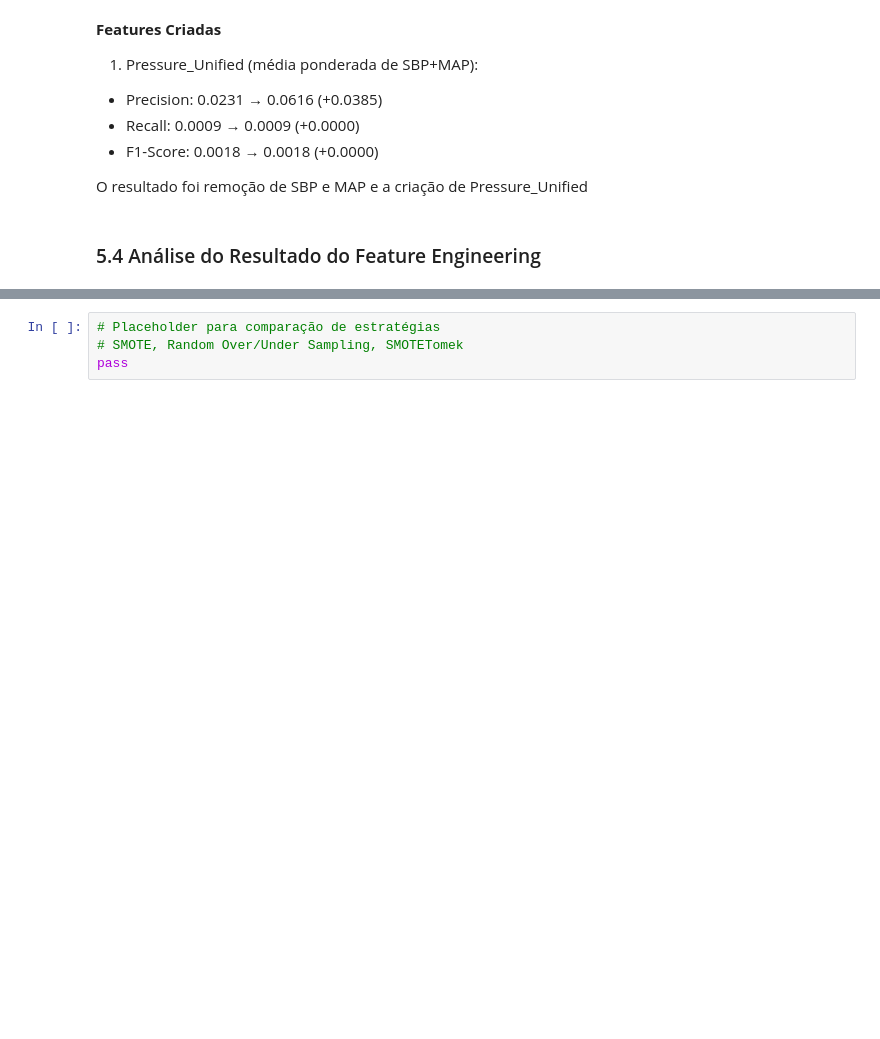
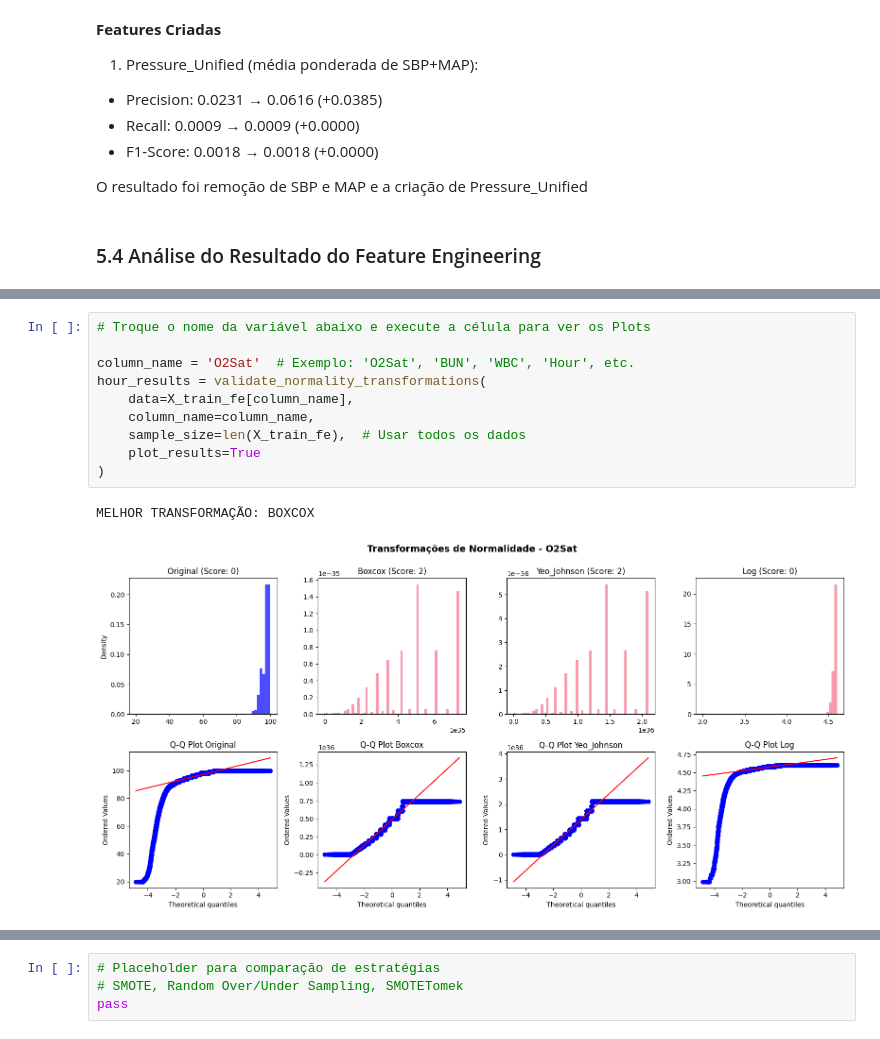
Before and after one commit to marquesgbr/data-mining-proj-crisp-dm, a Jupyter notebook: 2-data-prep-sepsis.ipynb, the cells around one changed output, grey strips where cells are left out. Drawn from its saved outputs; the diff is of its cells as text; blank space fills up the shorter version.

Commit message:
feat: add gaussian transform and scaling

```diff
--- a/2-data-prep-sepsis.ipynb
+++ b/2-data-prep-sepsis.ipynb
@@ -1581,0 +1865,13 @@ pass
+# %%
+# Troque o nome da variável abaixo e execute a célula para ver os Plots
+
+column_name = 'O2Sat'  # Exemplo: 'O2Sat', 'BUN', 'WBC', 'Hour', etc.
+hour_results = validate_normality_transformations(
+    data=X_train_fe[column_name],
+    column_name=column_name,
+    sample_size=len(X_train_fe),  # Usar todos os dados
+    plot_results=True
+)
+# %% [output]
+MELHOR TRANSFORMAÇÃO: BOXCOX
+[figure, added]
```
Also changed, not shown: parts of 27 cells of this notebook.
